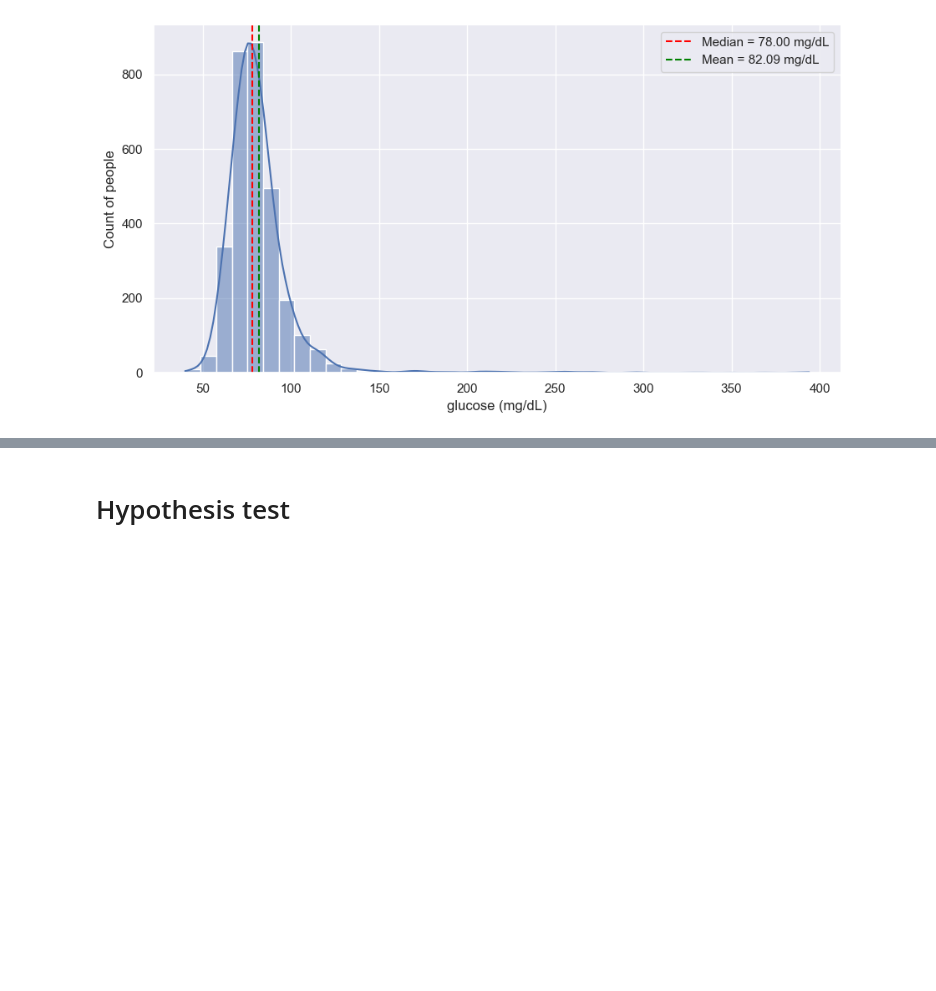
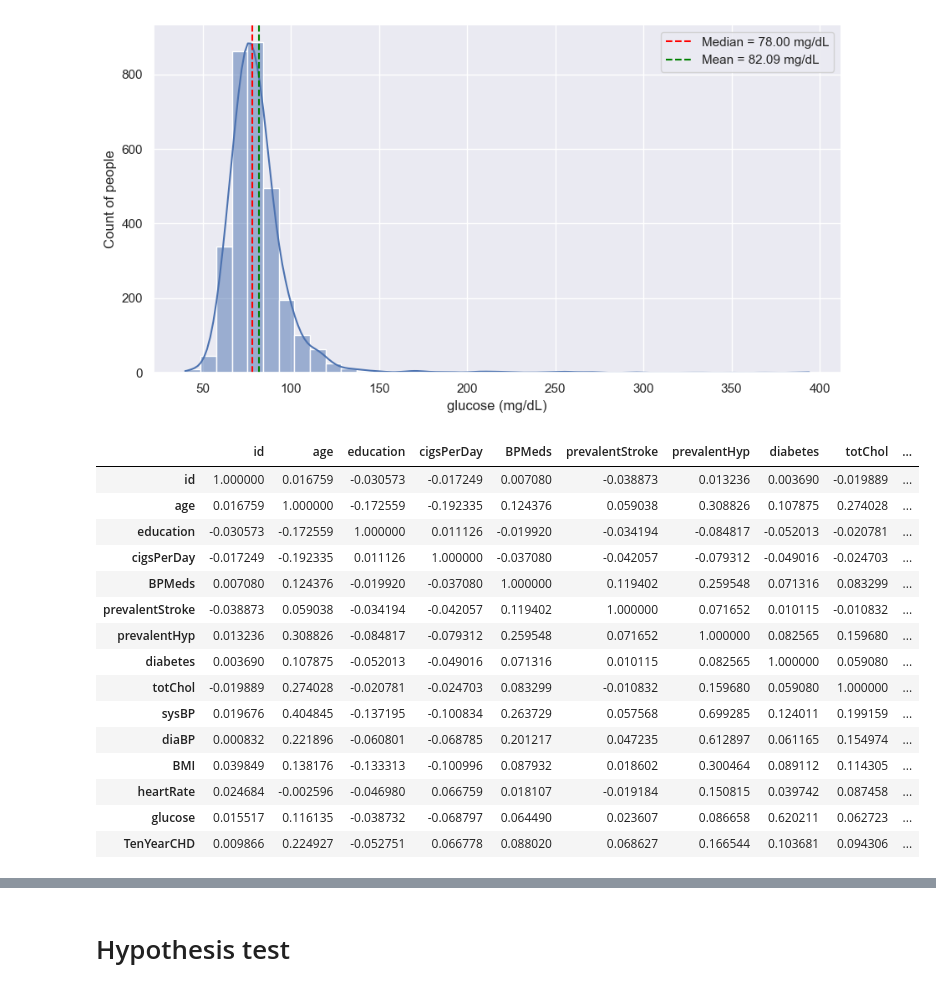
Before and after one commit to AmritBakabal/CVD-prediction, a Jupyter notebook: HeartDiseasePridiction.ipynb, the cells around one changed output, grey strips where cells are left out. Saved outputs shown, nothing was run; the diff lists cells and outputs as text; code cells hidden in the pictures; blank space fills up the shorter version.

```diff
--- a/HeartDiseasePridiction.ipynb
+++ b/HeartDiseasePridiction.ipynb
@@ -249,3 +249,23 @@ def display_vals(axis, round_ = 2):
   '''Displays the data value on the chart'''
   for p in axis.patches:
    axis.annotate(str(round(p.get_height(), round_)), (p.get_x() + p.get_width() / 2., p.get_height()), ha='center', va='center', xytext=(0, 10), textcoords='offset points')
+# %%
+#Correlation Heatmap
+df.corr().style.applymap(colorise, threshold = 0.6, equality = 'greater', absolute = True, font = 'red')
+# %% [output]
+|  | id | age | education | cigsPerDay | BPMeds | prevalentStroke | prevalentHyp | diabetes | totChol | ... |
+| id | 1.000000 | 0.016759 | -0.030573 | -0.017249 | 0.007080 | -0.038873 | 0.013236 | 0.003690 | -0.019889 | ... |
+| age | 0.016759 | 1.000000 | -0.172559 | -0.192335 | 0.124376 | 0.059038 | 0.308826 | 0.107875 | 0.274028 | ... |
+| education | -0.030573 | -0.172559 | 1.000000 | 0.011126 | -0.019920 | -0.034194 | -0.084817 | -0.052013 | -0.020781 | ... |
+| cigsPerDay | -0.017249 | -0.192335 | 0.011126 | 1.000000 | -0.037080 | -0.042057 | -0.079312 | -0.049016 | -0.024703 | ... |
+| BPMeds | 0.007080 | 0.124376 | -0.019920 | -0.037080 | 1.000000 | 0.119402 | 0.259548 | 0.071316 | 0.083299 | ... |
+| prevalentStroke | -0.038873 | 0.059038 | -0.034194 | -0.042057 | 0.119402 | 1.000000 | 0.071652 | 0.010115 | -0.010832 | ... |
+| prevalentHyp | 0.013236 | 0.308826 | -0.084817 | -0.079312 | 0.259548 | 0.071652 | 1.000000 | 0.082565 | 0.159680 | ... |
+| diabetes | 0.003690 | 0.107875 | -0.052013 | -0.049016 | 0.071316 | 0.010115 | 0.082565 | 1.000000 | 0.059080 | ... |
+| totChol | -0.019889 | 0.274028 | -0.020781 | -0.024703 | 0.083299 | -0.010832 | 0.159680 | 0.059080 | 1.000000 | ... |
+| sysBP | 0.019676 | 0.404845 | -0.137195 | -0.100834 | 0.263729 | 0.057568 | 0.699285 | 0.124011 | 0.199159 | ... |
+| diaBP | 0.000832 | 0.221896 | -0.060801 | -0.068785 | 0.201217 | 0.047235 | 0.612897 | 0.061165 | 0.154974 | ... |
+| BMI | 0.039849 | 0.138176 | -0.133313 | -0.100996 | 0.087932 | 0.018602 | 0.300464 | 0.089112 | 0.114305 | ... |
+| heartRate | 0.024684 | -0.002596 | -0.046980 | 0.066759 | 0.018107 | -0.019184 | 0.150815 | 0.039742 | 0.087458 | ... |
+| glucose | 0.015517 | 0.116135 | -0.038732 | -0.068797 | 0.064490 | 0.023607 | 0.086658 | 0.620211 | 0.062723 | ... |
+| TenYearCHD | 0.009866 | 0.224927 | -0.052751 | 0.066778 | 0.088020 | 0.068627 | 0.166544 | 0.103681 | 0.094306 | ... |
```
Also changed, not shown: parts of 5 cells of this notebook.
